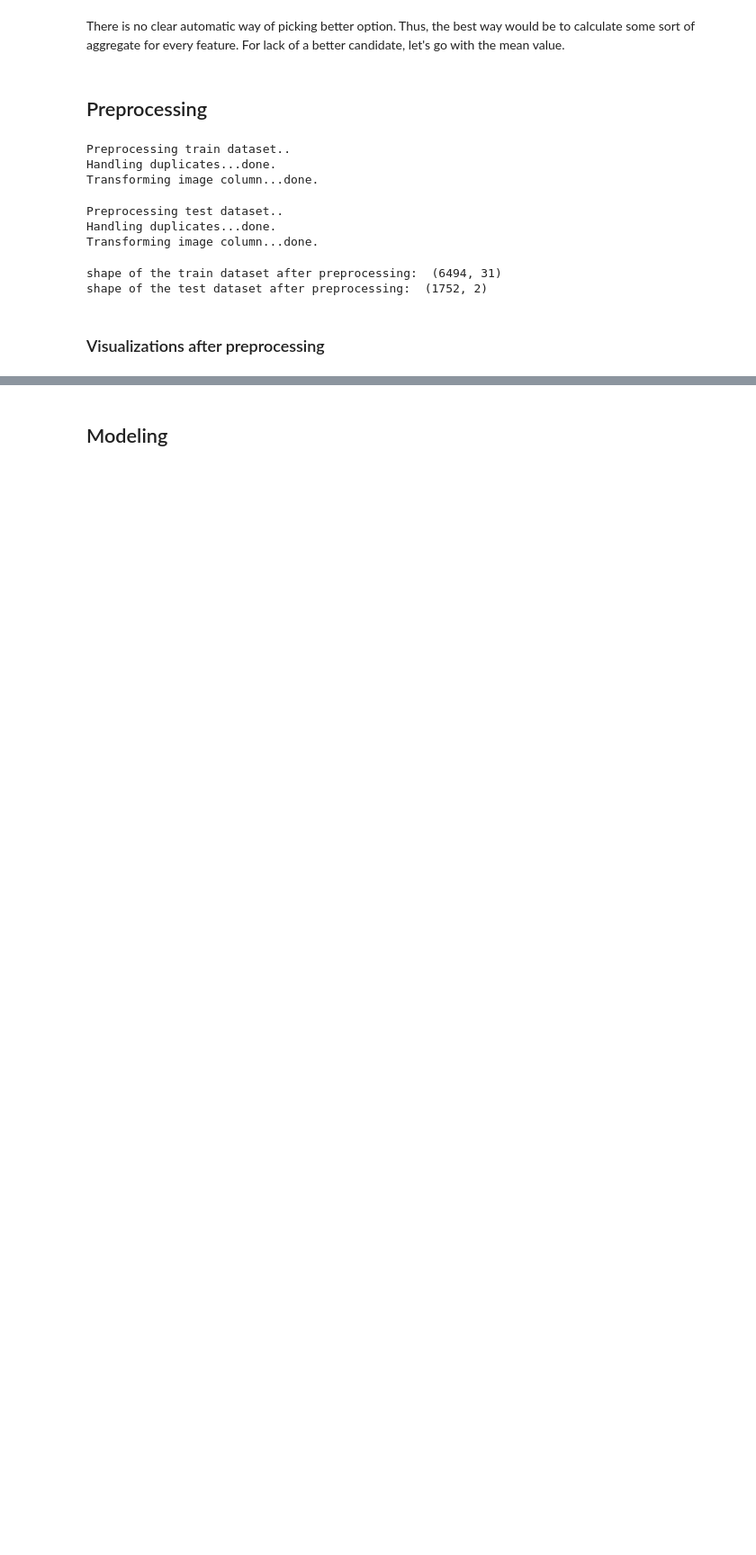
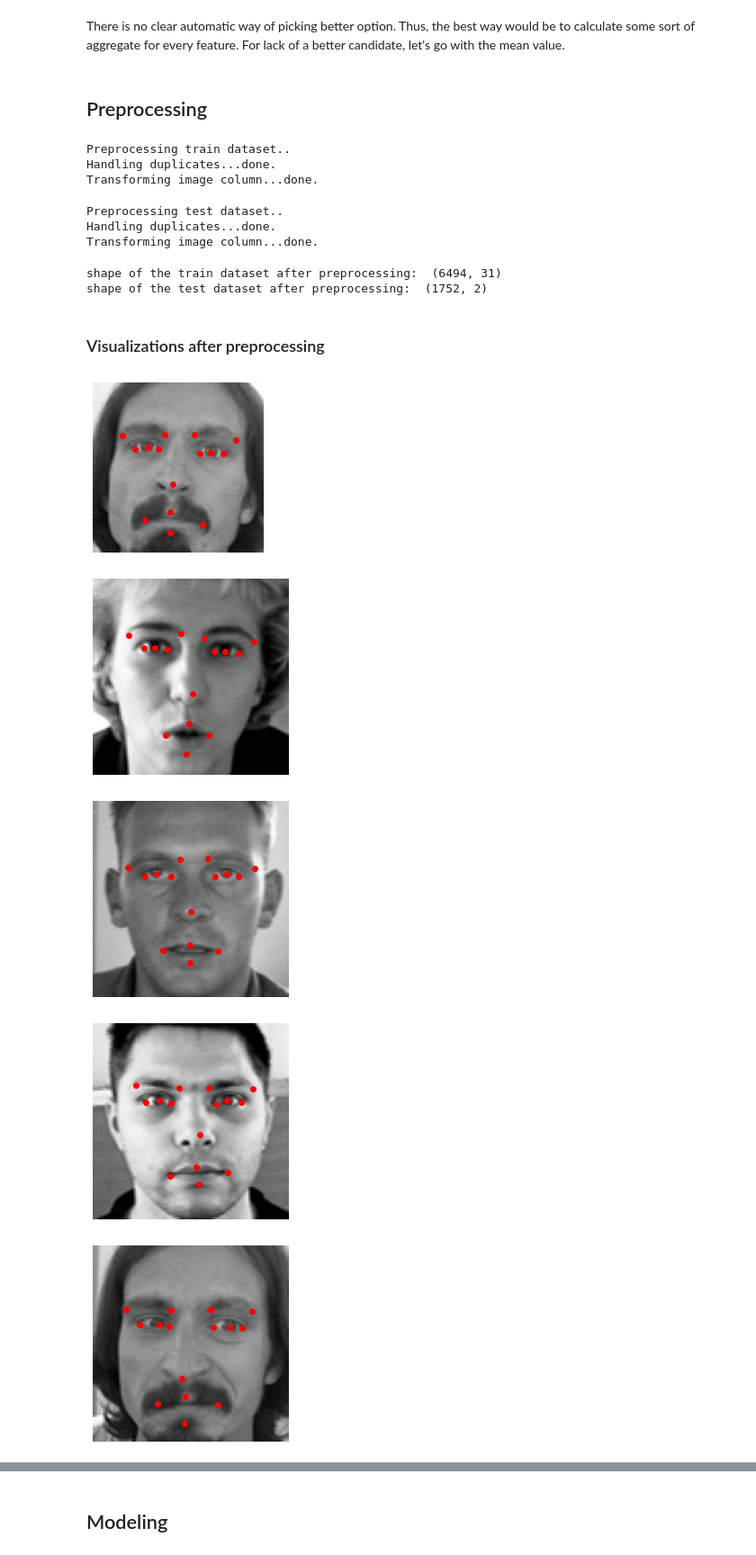
Before and after one commit to WJakubowsk/facial_keypoints_detection, a Jupyter notebook: notebooks/wiktor.ipynb, the cells around one changed output, grey strips where cells are left out. Shown at 90% size. Saved outputs shown, nothing was run; the diff lists cells and outputs as text; code cells hidden in the pictures; blank space fills up the shorter version.

```diff
--- a/notebooks/wiktor.ipynb
+++ b/notebooks/wiktor.ipynb
@@ -142,6 +161,12 @@ shape of the test dataset after preprocessing:  (1752, 2)
 # %%
 fig = plt.figure(figsize=(16,16))
 for i in range(16):
     ax = fig.add_subplot(4, 4, i + 1, xticks=[], yticks=[])
-    image, keypoints = get_image_and_keypoints_from_raw_observation(df_train.iloc[i])
+    image, keypoints = get_image_and_keypoints_from_observation(df_train.iloc[i])
     show_image_with_keypoints(image, keypoints)
+# %% [output]
+[figure, added]
+[figure, added]
+[figure, added]
+[figure, added]
+[figure, added]
```
Also changed, not shown: parts of 50 cells of this notebook.
